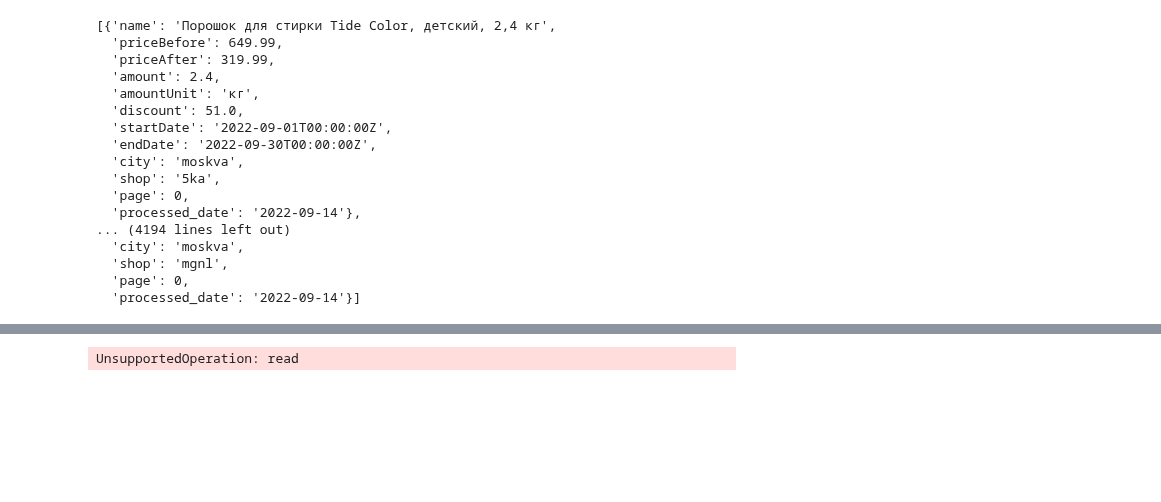
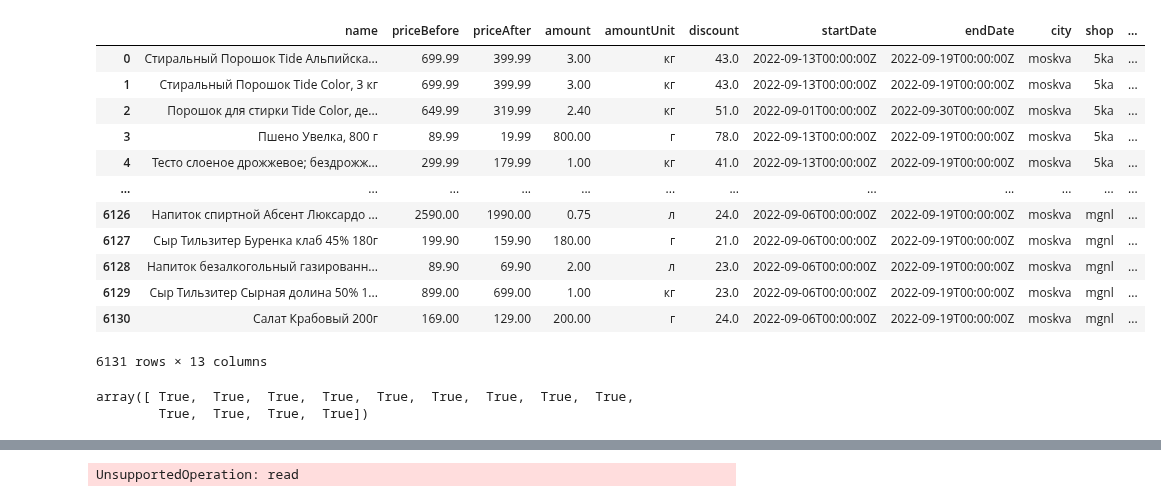
Before and after one commit to AbelProjects/dashboard_project, a Jupyter notebook: data_frame_from_pickle.ipynb, the cells around one changed output, grey strips where cells are left out. Cells and saved outputs as stored; diff of their text form; code cells hidden in the pictures; blank space fills up the shorter version.

```diff
--- a/data_frame_from_pickle.ipynb
+++ b/data_frame_from_pickle.ipynb
@@ -1,4 +1,23 @@
 # %%
 import pickle
 import pandas as pd
+# %%
+with open('data/prices_2022_09_15.pickle', 'rb') as file:
+    data1 = pd.DataFrame(pickle.load(file))
+# %%
+data1
+# %% [output]
+|  | name | priceBefore | priceAfter | amount | amountUnit | discount | startDate | endDate | city | shop | ... |
+| 0 | Стиральный Порошок Tide Альпийска... | 699.99 | 399.99 | 3.00 | кг | 43.0 | 2022-09-13T00:00:00Z | 2022-09-19T00:00:00Z | moskva | 5ka | ... |
+| 1 | Стиральный Порошок Tide Color, 3 кг | 699.99 | 399.99 | 3.00 | кг | 43.0 | 2022-09-13T00:00:00Z | 2022-09-19T00:00:00Z | moskva | 5ka | ... |
+| 2 | Порошок для стирки Tide Color, де... | 649.99 | 319.99 | 2.40 | кг | 51.0 | 2022-09-01T00:00:00Z | 2022-09-30T00:00:00Z | moskva | 5ka | ... |
+| 3 | Пшено Увелка, 800 г | 89.99 | 19.99 | 800.00 | г | 78.0 | 2022-09-13T00:00:00Z | 2022-09-19T00:00:00Z | moskva | 5ka | ... |
+| 4 | Тесто слоеное дрожжевое; бездрожж... | 299.99 | 179.99 | 1.00 | кг | 41.0 | 2022-09-13T00:00:00Z | 2022-09-19T00:00:00Z | moskva | 5ka | ... |
+| ... | ... | ... | ... | ... | ... | ... | ... | ... | ... | ... | ... |
+| 6126 | Напиток спиртной Абсент Люксардо ... | 2590.00 | 1990.00 | 0.75 | л | 24.0 | 2022-09-06T00:00:00Z | 2022-09-19T00:00:00Z | moskva | mgnl | ... |
+| 6127 | Сыр Тильзитер Буренка клаб 45% 180г | 199.90 | 159.90 | 180.00 | г | 21.0 | 2022-09-06T00:00:00Z | 2022-09-19T00:00:00Z | moskva | mgnl | ... |
+| 6128 | Напиток безалкогольный газированн... | 89.90 | 69.90 | 2.00 | л | 23.0 | 2022-09-06T00:00:00Z | 2022-09-19T00:00:00Z | moskva | mgnl | ... |
+| 6129 | Сыр Тильзитер Сырная долина 50% 1... | 899.00 | 699.00 | 1.00 | кг | 23.0 | 2022-09-06T00:00:00Z | 2022-09-19T00:00:00Z | moskva | mgnl | ... |
+| 6130 | Салат Крабовый 200г | 169.00 | 129.00 | 200.00 | г | 24.0 | 2022-09-06T00:00:00Z | 2022-09-19T00:00:00Z | moskva | mgnl | ... |
+6131 rows × 13 columns
 # %%
@@ -7,23 +26,8 @@ with open('data/prices_2022_09_14.pickle', 'rb') as file:
 # %%
-data
+data2.columns == data1.columns
 # %% [output]
-[{'name': 'Порошок для стирки Tide Color, детский, 2,4 кг',
-  'priceBefore': 649.99,
-  'priceAfter': 319.99,
-  'amount': 2.4,
-  'amountUnit': 'кг',
-  'discount': 51.0,
-  'startDate': '2022-09-01T00:00:00Z',
-  'endDate': '2022-09-30T00:00:00Z',
-  'city': 'moskva',
-  'shop': '5ka',
-  'page': 0,
-  'processed_date': '2022-09-14'},
-... (4194 lines left out)
-  'city': 'moskva',
-  'shop': 'mgnl',
-  'page': 0,
-  'processed_date': '2022-09-14'}]
+array([ True,  True,  True,  True,  True,  True,  True,  True,  True,
+        True,  True,  True,  True])
 # %%
 t_pd = pd.DataFrame(data)
 # %%
```
Also changed, not shown: parts of 7 cells of this notebook, 3 other files.
